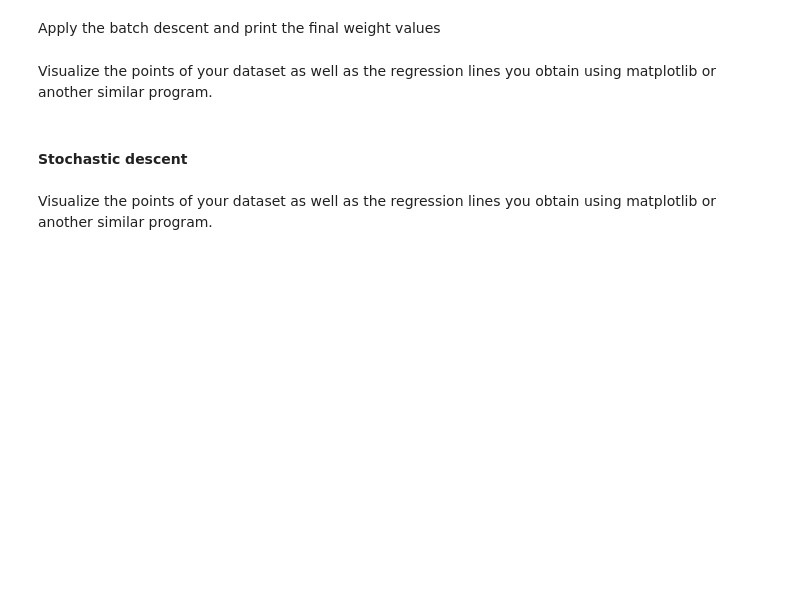
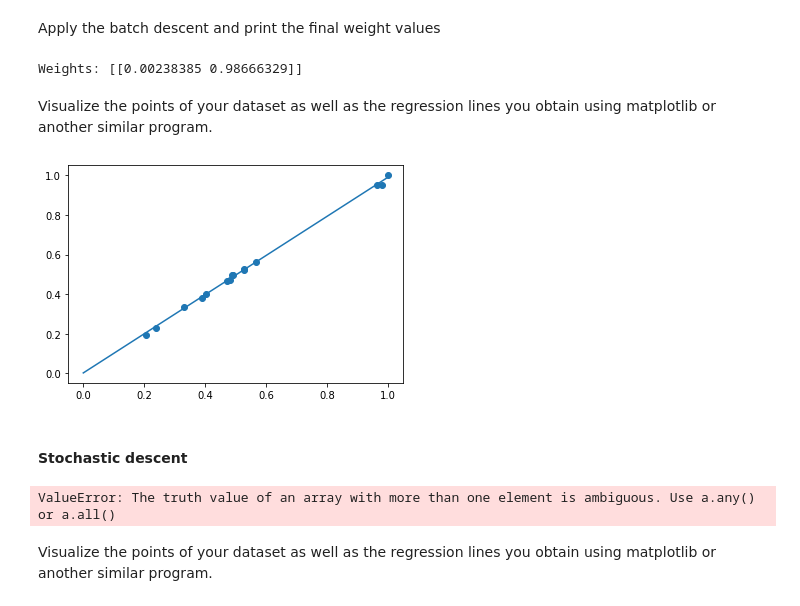
Before and after one commit to ALangerbeck/EDAP01_Artificial_Intellegence, a Jupyter notebook: Assignment_2/ai_lab_perceptron_students.ipynb, the cells around one changed output. Saved outputs shown, nothing was run; the diff lists cells and outputs as text; code cells hidden in the pictures; blank space fills up the shorter version.

```diff
--- a/Assignment_2/ai_lab_perceptron_students.ipynb
+++ b/Assignment_2/ai_lab_perceptron_students.ipynb
@@ -92,4 +93,8 @@ From the datasets above, tell what is $\mathbf{X}$ and $\mathbf{y}$. Extract:
 
 from these arrays.
 # %%
-# Write your code here
+X_feature = stat_fr[:,0]
+print(X_feature)
+
+Y_output = stat_fr[:,1]
+print(Y_output)
@@ -96,4 +106,15 @@ from these arrays.
 # %% [markdown]
 Scale the arrays so that they fit in the range [0, 1] on the $x$ and $y$ axes.
 # %%
-# Write your code here
+def norm(array):
+    temp_array = []
+    max_value = np.amax(array)
+    for v in array:
+        temp_array.append(v/max_value)
+    return temp_array
+
+X_scaled = norm(X_feature)
+print(X_scaled)
+
+Y_scaled = norm(Y_output)
+print(Y_scaled)
@@ -108,6 +132,15 @@ Batch descent
 def fit_batch(X, y, alpha, w,
                   epochs=500,
                   epsilon=1.0e-5):
+    iterations = 0
+    grad  = epsilon + 1
+    while(iterations < epochs and np.linalg.norm(grad) > epsilon):
+        for x_i, y_i in zip(X,y):
+            y_hat = np.dot(w, np.array([1.0, x_i]))
+            grad = np.array([1.0, x_i.T] * (y_i - y_hat))
+            w += alpha * grad/np.size(X)
+        iterations += 1
+    return w
 # %% [markdown]
 Stochastic descent
 # %%
@@ -121,14 +165,36 @@ def fit_stoch(X, y, alpha, w,
 Apply the batch descent and print the final weight values
 # %%
 # Write your code here
+alpha = 1
+w = np.zeros((1,2))
+w = fit_batch(X_scaled, Y_scaled, alpha, w)
+print("Weights: {0}".format(w))
+# %% [output]
+Weights: [[0.00238385 0.98666329]]
 # %% [markdown]
 Visualize the points of your dataset as well as the regression lines you obtain using matplotlib or another similar program.
 # %%
 # Write your code here
+plt.scatter(X_scaled,Y_scaled)
+x_values = np.linspace(0,1,100)
+y_values = w[0][1]*x_values + w[0][0]
+plt.plot(x_values,y_values)
+plt.show()
+# %% [output]
+[figure, added]
 # %% [markdown]
 #### Stochastic descent
 # %%
 # Write your code here
+alpha = 1
+ones = np.ones((15,1))
+nyArray = np.array([Y_scaled]).T
+nXOnes = np.column_stack((ones, X_scaled))
+w_stoch = np.array([0,0])
+w_stoch = fit_stoch(nXOnes, nyArray, alpha, w_stoch)
+print("Weights: {0}".format(w_stoch))
+# %% [output]
+ValueError: The truth value of an array with more than one element is ambiguous. Use a.any() or a.all()
 # %% [markdown]
 Visualize the points of your dataset as well as the regression lines you obtain using matplotlib or another similar program.
 # %%
```
Also changed, not shown: parts of 4 cells of this notebook, 1 other file.
